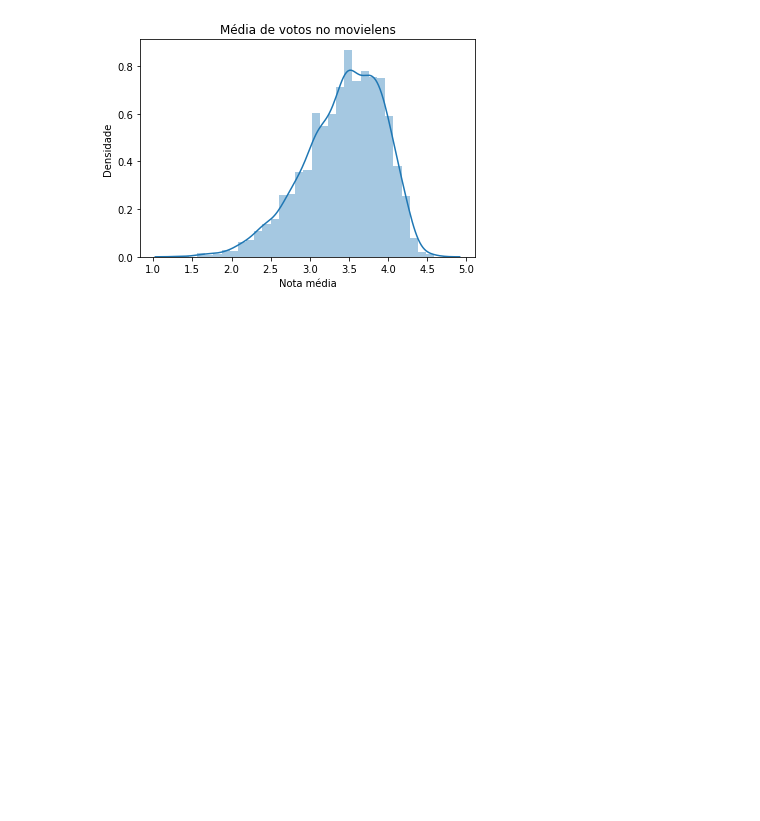
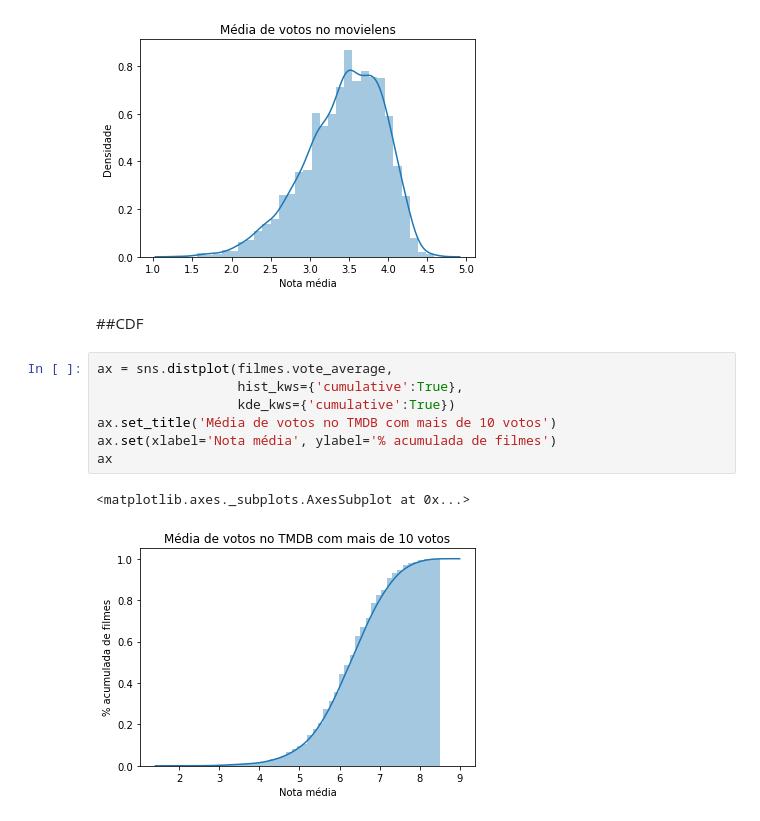
Before and after one commit to andrade-lcs/Data_Science_alura, a Jupyter notebook: Alura_testes_estatisticos.ipynb, the cells around one changed output. Cells and saved outputs as stored; diff of their text form; blank space fills up the shorter version.

```diff
--- a/Alura_testes_estatisticos.ipynb
+++ b/Alura_testes_estatisticos.ipynb
@@ -140,3 +145,15 @@ ax
 # %% [output]
 <matplotlib.axes._subplots.AxesSubplot at 0x...>
 [figure]
+# %% [markdown]
+##CDF
+# %%
+ax = sns.distplot(filmes.vote_average,
+                  hist_kws={'cumulative':True},
+                  kde_kws={'cumulative':True})
+ax.set_title('Média de votos no TMDB com mais de 10 votos')
+ax.set(xlabel='Nota média', ylabel='% acumulada de filmes')
+ax
+# %% [output]
+<matplotlib.axes._subplots.AxesSubplot at 0x...>
+[figure, added]
```
Also changed, not shown: parts of 52 cells of this notebook.
